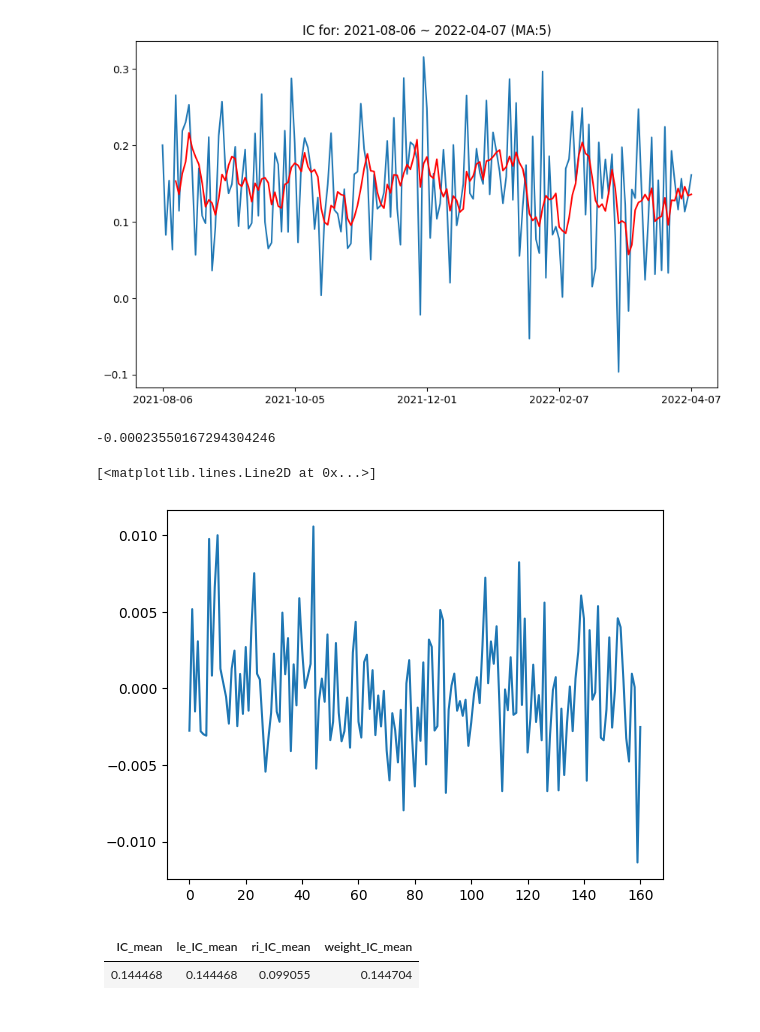
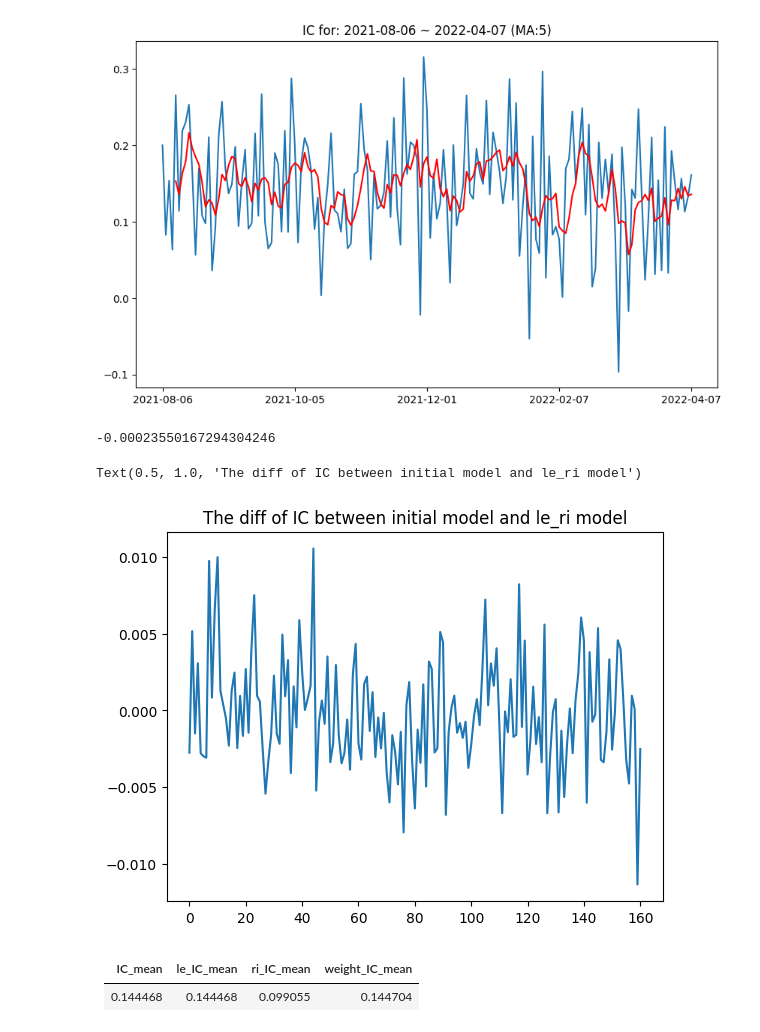
Before and after one commit to shuofu-qian/Yansheng_factor, a Jupyter notebook: 11_feature_lightgbm.ipynb, the cells around one changed output. Saved outputs shown, nothing was run; the diff lists cells and outputs as text; code cells hidden in the pictures.

```diff
--- a/11_feature_lightgbm.ipynb
+++ b/11_feature_lightgbm.ipynb
@@ -40,6 +40,6 @@ x = np.load('/home/qianshuofu/factor_qianshuofu/Data/data_feature.npy')
 y = np.load('/home/qianshuofu/factor_qianshuofu/Data/data_label.npy')
 groups = np.load('/home/qianshuofu/factor_qianshuofu/Data/data_index.npy',allow_pickle=True)[:,1]
 
-# 可恶 继承kfold类之后n_splits不能设置为1了 那也太不好用了
-cv = tss.PurgedGroupTimeSeriesSplit(n_splits=2).split_2(x,y,groups)
-(train_index1, test_index1), (train_index2, test_index2) = cv
+# 继承kfold类之后n_splits不能设置为1了 那也太不好用了
+cv = tss.PurgedGroupTimeSeriesSplit(n_splits=2)
+(train_index1, test_index1), (train_index2, test_index2) = cv.split_2(x,y,groups)
@@ -108,13 +113,14 @@ tss.plot_ic(y,[test_index1],[y_pred_mean],groups,ma=5,continuous=True)
 # %%
 u,ic = tss.calculate_ic(y_true,y_pred,groups[test_index1])
 u_mean,ic_mean = tss.calculate_ic(y_true,y_pred_mean,groups[test_index1])
 ic_diff = np.array(ic) - np.array(ic_mean)
 print(ic_diff.mean())
 plt.plot(ic_diff)
+plt.title('The diff of IC between initial model and le_ri model')
 # %% [output]
 -0.00023550167294304246
-[<matplotlib.lines.Line2D at 0x...>]
+Text(0.5, 1.0, 'The diff of IC between initial model and le_ri model')
-[figure, old version]
+[figure, new version]
 # %% [markdown]
 |         IC_mean|      le_IC_mean|      ri_IC_mean|  weight_IC_mean|
 |:--------------:|:--------------:|:--------------:|:--------------:|
```
Also changed, not shown: parts of 6 cells of this notebook, 5 other files.
